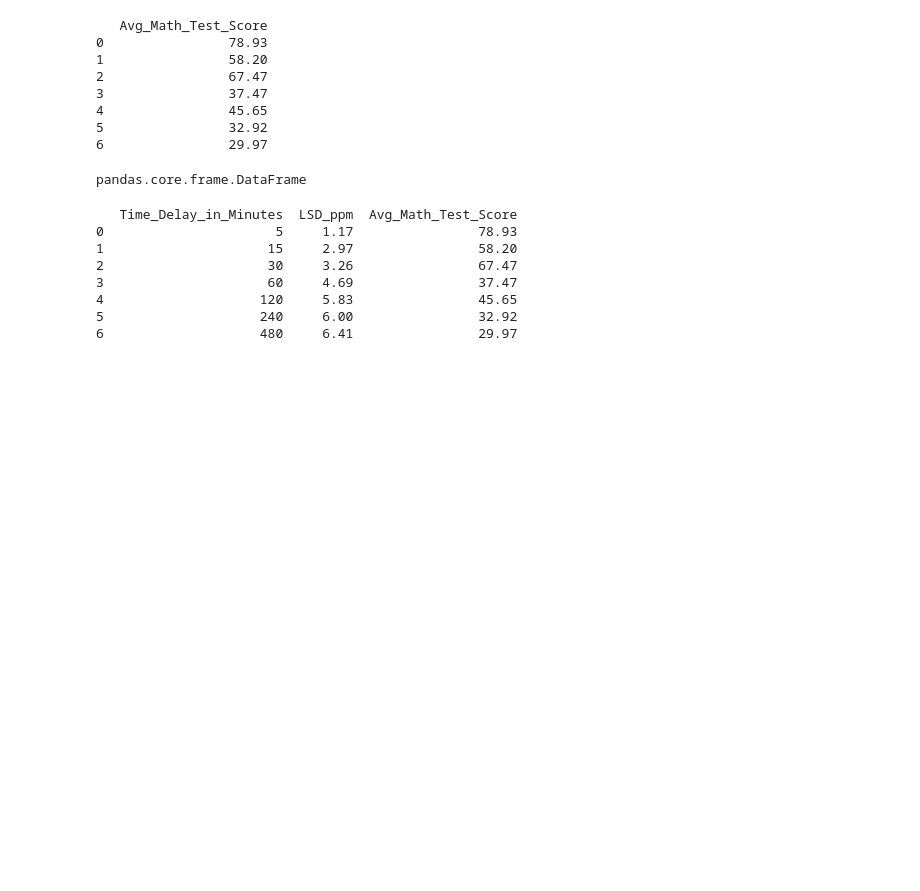
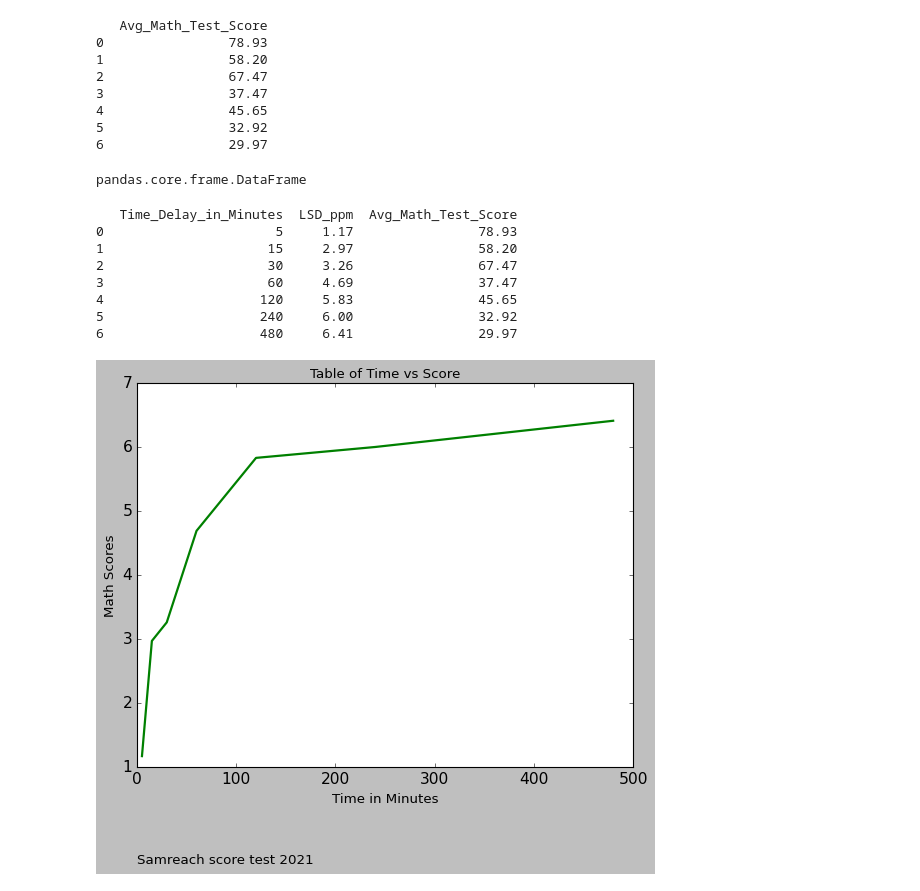
Before and after one commit to samreachyan/programiz-python, a Jupyter notebook: Data Science/LearnData1.ipynb, the cells around one changed output. Drawn from its saved outputs; the diff is of its cells as text; code cells hidden in the pictures; blank space fills up the shorter version.

```diff
--- a/Data Science/LearnData1.ipynb
+++ b/Data Science/LearnData1.ipynb
@@ -180,3 +180,22 @@ print(data)
 4                    120     5.83                45.65
 5                    240     6.00                32.92
 6                    480     6.41                29.97
+# %%
+time = data['Time_Delay_in_Minutes']
+LSD = data['LSD_ppm']
+score = data['Avg_Math_Test_Score']
+
+plt.plot(time, LSD, color='g', linewidth=2)
+plt.title('Table of Time vs Score', fontsize=12)
+plt.xlabel('Time in Minutes', fontsize=12)
+plt.ylabel('Math Scores', fontsize=12)
+plt.text(x=0, y=-0.5, s='Samreach score test 2021', fontsize=12)
+
+plt.xticks(fontsize=14)
+plt.yticks(fontsize=14)
+plt.ylim(1, 7)
+plt.xlim(0, 500)
+plt.style.use('classic')
+plt.show()
+# %% [output]
+[figure, added]
```
